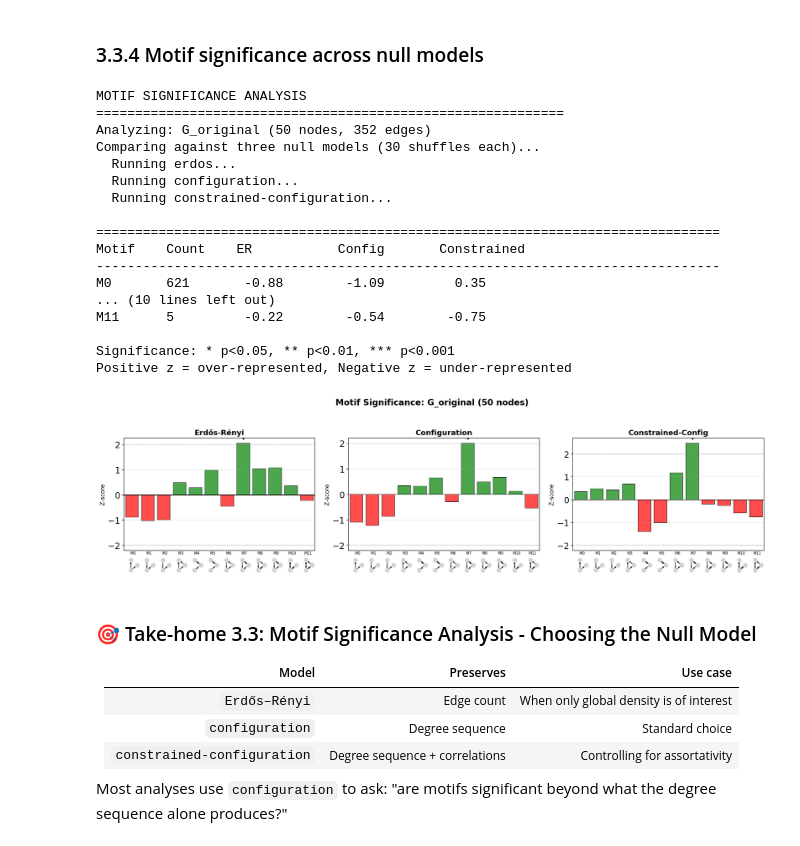
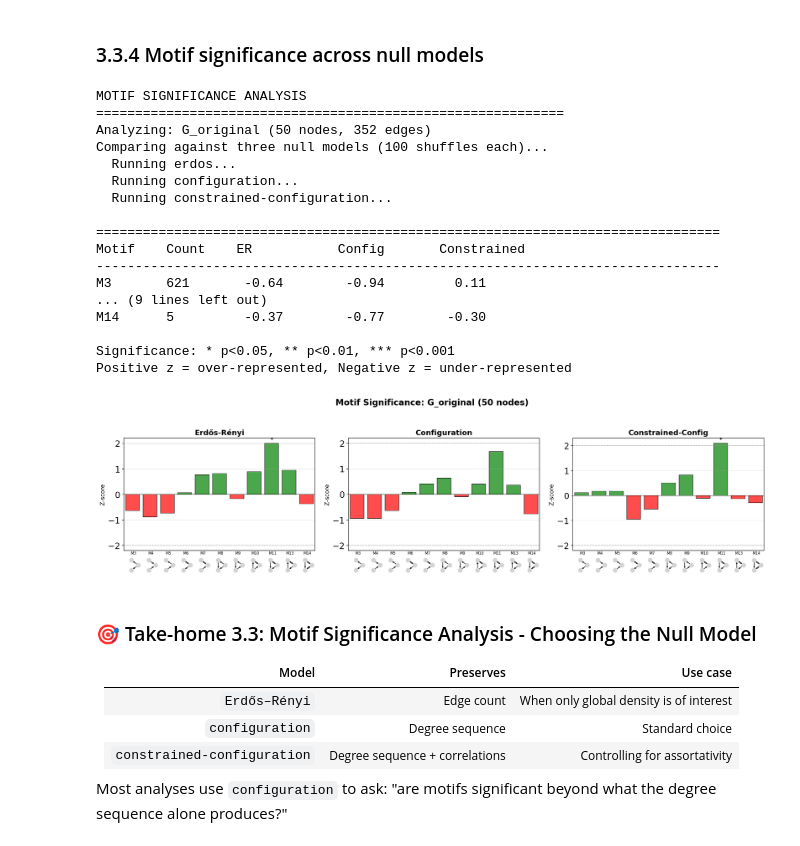
Before and after one commit to sjcabs/graph_analysis, a Jupyter notebook: 03_motif_analysis.ipynb, the cells around one changed output. Cells and saved outputs as stored; diff of their text form; code cells hidden in the pictures.

Commit message:
updating motif alignment

```diff
--- a/03_motif_analysis.ipynb
+++ b/03_motif_analysis.ipynb
@@ -678,21 +678,41 @@ from scipy import stats
 print('MOTIF SIGNIFICANCE ANALYSIS')
 print('=' * 60)
 print(f'Analyzing: G_original ({G_original.number_of_nodes()} nodes, {G_original.number_of_edges()} edges)')
-print('Comparing against three null models (30 shuffles each)...')
+print('Comparing against three null models (100 shuffles each)...')
 
 null_models = ['erdos', 'configuration', 'constrained-configuration']
 results_by_model = {}
+canonical_triads = get_canonical_triads()
+
+def align_significance_to_canonical(motif_graphs_gt, z_scores, counts):
+    """Align z-scores and counts to the 16 canonical triads."""
+    z_aligned = np.zeros(16)
+    counts_aligned = np.zeros(16)
+
+    for motif_gt, z, c in zip(motif_graphs_gt, z_scores, counts):
+        motif_nx = gt_to_nx(motif_gt)
+        for idx, canonical in enumerate(canonical_triads):
+            if nx.is_isomorphic(motif_nx, canonical):
+                z_aligned[idx] = z
+                counts_aligned[idx] = c
+                break
+
+    return z_aligned, counts_aligned
 
 for model in null_models:
     print(f'  Running {model}...')
-    motif_graphs, z_scores = gt.motif_significance(G_original_gt, k=3, n_shuffles=100, shuffle_model=model)
+    motif_graphs_gt, z_scores = gt.motif_significance(G_original_gt, k=3, n_shuffles=100, shuffle_model=model)
     motifs, counts = gt.motifs(G_original_gt, k=3)
 
-    results = {}
-    for i, z in enumerate(z_scores):
-        if i < len(counts) and counts[i] > 0:
-            p = 2 * (1 - stats.norm.cdf(abs(z)))
-            results[i] = {'observed': int(counts[i]), 'z_score': float(z), 'p_value': float(p)}
+    # Align to canonical order
+    z_aligned, counts_aligned = align_significance_to_canonical(motif_graphs_gt, z_scores, counts)
+
+    # Store aligned results
+    results = {
+        'z_scores': z_aligned,
+        'counts': counts_aligned,
+        'p_values': np.array([2 * (1 - stats.norm.cdf(abs(z))) for z in z_aligned])
+    }
     results_by_model[model] = results
 
 # Print summary table
@@ -700,16 +720,16 @@ print('\n' + '=' * 80)
 print(f'{"Motif":<8} {"Count":<8} {"ER":<12} {"Config":<12} {"Constrained":<12}')
 print('-' * 80)
 
-all_motifs = sorted(set().union(*[r.keys() for r in results_by_model.values()]))
-for idx in all_motifs:
-    obs = results_by_model['erdos'].get(idx, {}).get('observed', 0)
-    z_vals = []
-    for model in null_models:
-        z = results_by_model[model].get(idx, {}).get('z_score', 0)
-        p = results_by_model[model].get(idx, {}).get('p_value', 1)
-        sig = '***' if p < 0.001 else '**' if p < 0.01 else '*' if p < 0.05 else ''
-        z_vals.append(f'{z:>6.2f}{sig:<3}')
-    print(f'M{idx:<7} {obs:<8} {z_vals[0]:<12} {z_vals[1]:<12} {z_vals[2]:<12}')
+for idx in range(16):
+    obs = int(results_by_model['erdos']['counts'][idx])
+    if obs > 0:  # Only print motifs that appear
+        z_vals = []
+        for model in null_models:
+            z = results_by_model[model]['z_scores'][idx]
+            p = results_by_model[model]['p_values'][idx]
+            sig = '***' if p < 0.001 else '**' if p < 0.01 else '*' if p < 0.05 else ''
+            z_vals.append(f'{z:>6.2f}{sig:<3}')
+        print(f'M{idx:<7} {obs:<8} {z_vals[0]:<12} {z_vals[1]:<12} {z_vals[2]:<12}')
 
 print('\nSignificance: * p<0.05, ** p<0.01, *** p<0.001')
 print('Positive z = over-represented, Negative z = under-represented')
@@ -717,7 +737,7 @@ print('Positive z = over-represented, Negative z = under-represented')
 MOTIF SIGNIFICANCE ANALYSIS
 ============================================================
 Analyzing: G_original (50 nodes, 352 edges)
-Comparing against three null models (30 shuffles each)...
+Comparing against three null models (100 shuffles each)...
   Running erdos...
   Running configuration...
   Running constrained-configuration...
@@ -725,41 +745,44 @@ Comparing against three null models (30 shuffles each)...
 ================================================================================
 Motif    Count    ER           Config       Constrained
 --------------------------------------------------------------------------------
-M0       621       -0.88        -1.09         0.35
-... (10 lines left out)
-M11      5         -0.22        -0.54        -0.75
+M3       621       -0.64        -0.94         0.11
+... (9 lines left out)
+M14      5         -0.37        -0.77        -0.30
 
 Significance: * p<0.05, ** p<0.01, *** p<0.001
 Positive z = over-represented, Negative z = under-represented
 # %%
 # [FIGURE] Z-score visualization comparing null models
-from plots import plot_motif_significance, gt_motif_to_nx
+from plots import plot_motif_significance
 
-# Get motif graphs for x-axis visualization
-motifs_for_plot, _ = gt.motifs(G_original_gt, k=3)
-motif_graphs_nx = [gt_motif_to_nx(m) for m in motifs_for_plot]
+# Get canonical triads for visualization
+motif_graphs = get_canonical_triads()
+
+# Get observed counts from any model (they're all the same)
+observed_counts = results_by_model['erdos']['counts']
 
 fig, axes = plt.subplots(1, 3, figsize=(18, 5))
 
 plot_motif_significance(
     results_by_model,
-    motif_graphs_nx,
+    motif_graphs,
+    observed_counts=observed_counts,
     null_models=['erdos', 'configuration', 'constrained-configuration'],
     axes=axes,
     show_legend=True
 )
 
 axes[0].set_title('Erdős-Rényi', fontsize=14, fontweight='bold')
 axes[1].set_title('Configuration', fontsize=14, fontweight='bold')
 axes[2].set_title('Constrained-Config', fontsize=14, fontweight='bold')
 
 plt.suptitle(f'Motif Significance: G_original ({G_original.number_of_nodes()} nodes)',
              fontsize=16, fontweight='bold', y=1.02)
 plt.tight_layout()
 plt.savefig('imgs/fig_3_3_4_motif_significance.png', dpi=150, bbox_inches='tight')
 plt.show()
 # %% [output]
-[figure, old version]
+[figure, new version]
 # %% [markdown]
 ### 🎯 Take-home 3.3: Motif Significance Analysis - Choosing the Null Model
 
```
Also changed, not shown: parts of 14 cells of this notebook, 1 other file.
